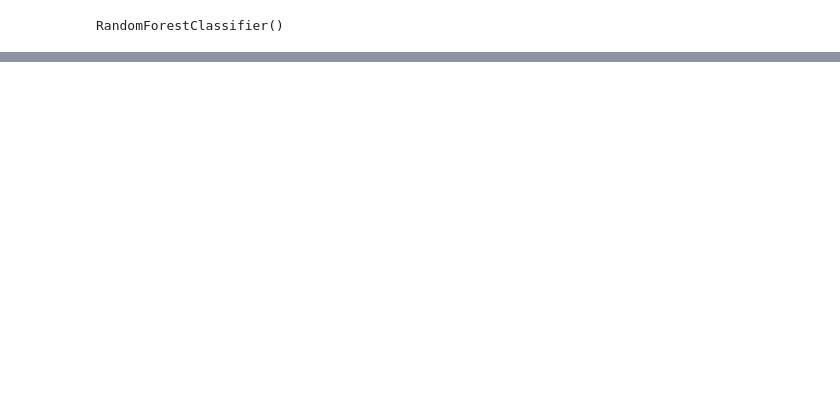
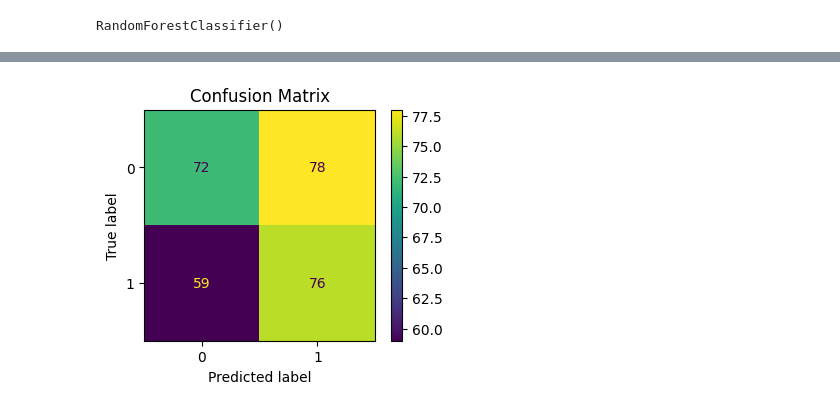
Before and after one commit to patrickevans29/ipl_prediction_model, a Jupyter notebook: notebooks/random_forest.ipynb, the cells around one changed output, grey strips where cells are left out. Saved outputs shown, nothing was run; the diff lists cells and outputs as text; code cells hidden in the pictures; blank space fills up the shorter version.

```diff
--- a/notebooks/random_forest.ipynb
+++ b/notebooks/random_forest.ipynb
@@ -468,0 +522,3 @@ display.plot(ax=ax);
+# %%
+# split data
+X_train, X_test, y_train, y_test = train_test_split(X, y, test_size=0.3, random_state=42)
@@ -468,0 +545,3 @@ display.plot(ax=ax);
+# %%
+# fit the model
+rf.fit(X_train, y_train)
@@ -468,0 +550,2 @@ display.plot(ax=ax);
+# %%
+y_pred = rf.predict(X_test)
@@ -468,0 +574,10 @@ display.plot(ax=ax);
+# %%
+confusion = confusion_matrix(y_test, y_pred)
+# %%
+fig, ax = plt.subplots(figsize=(4,3), dpi=100)
+display = ConfusionMatrixDisplay(confusion, display_labels=[0,1])
+ax.set(title='Confusion Matrix')
+
+display.plot(ax=ax);
+# %% [output]
+[figure, added]
```
Also changed, not shown: parts of 33 cells of this notebook.
